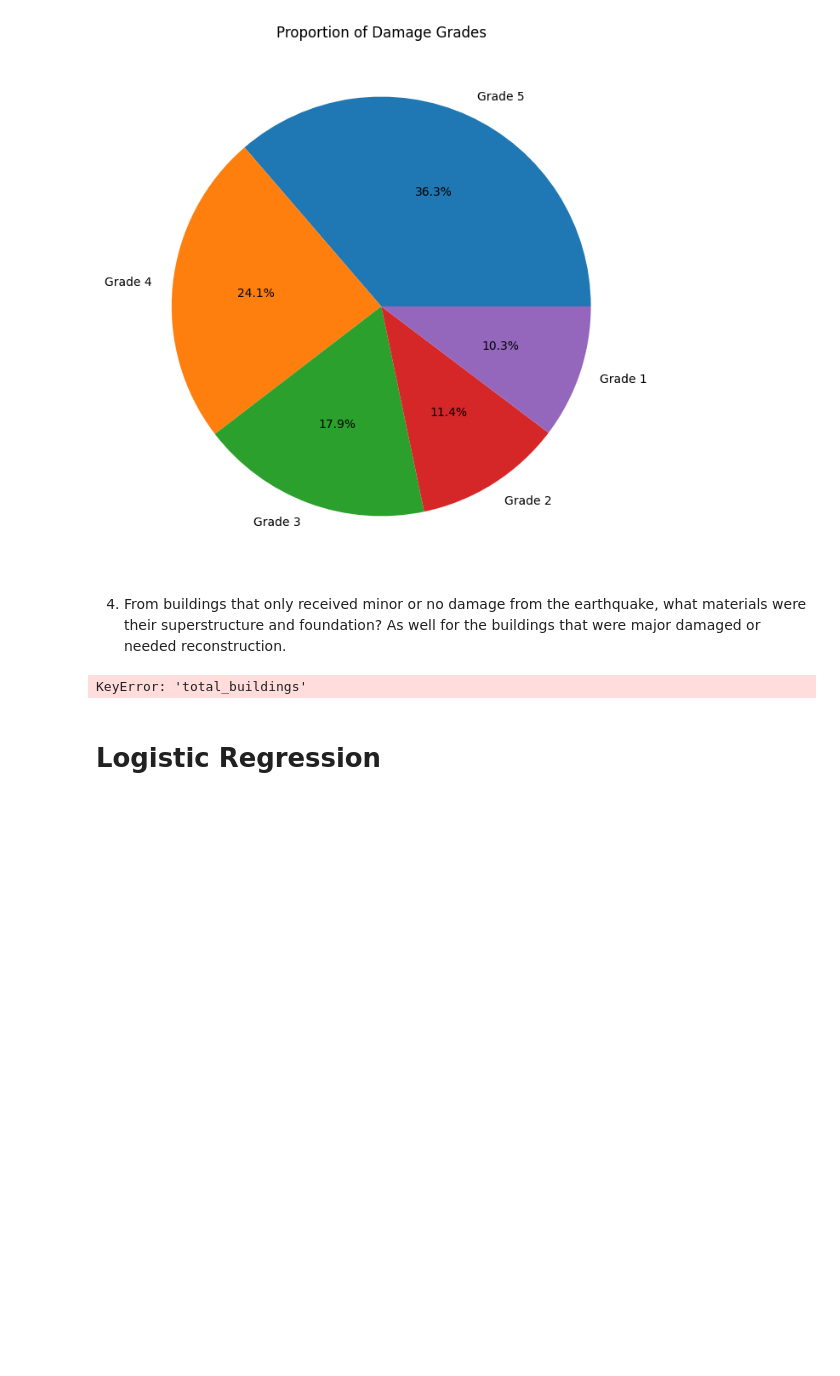
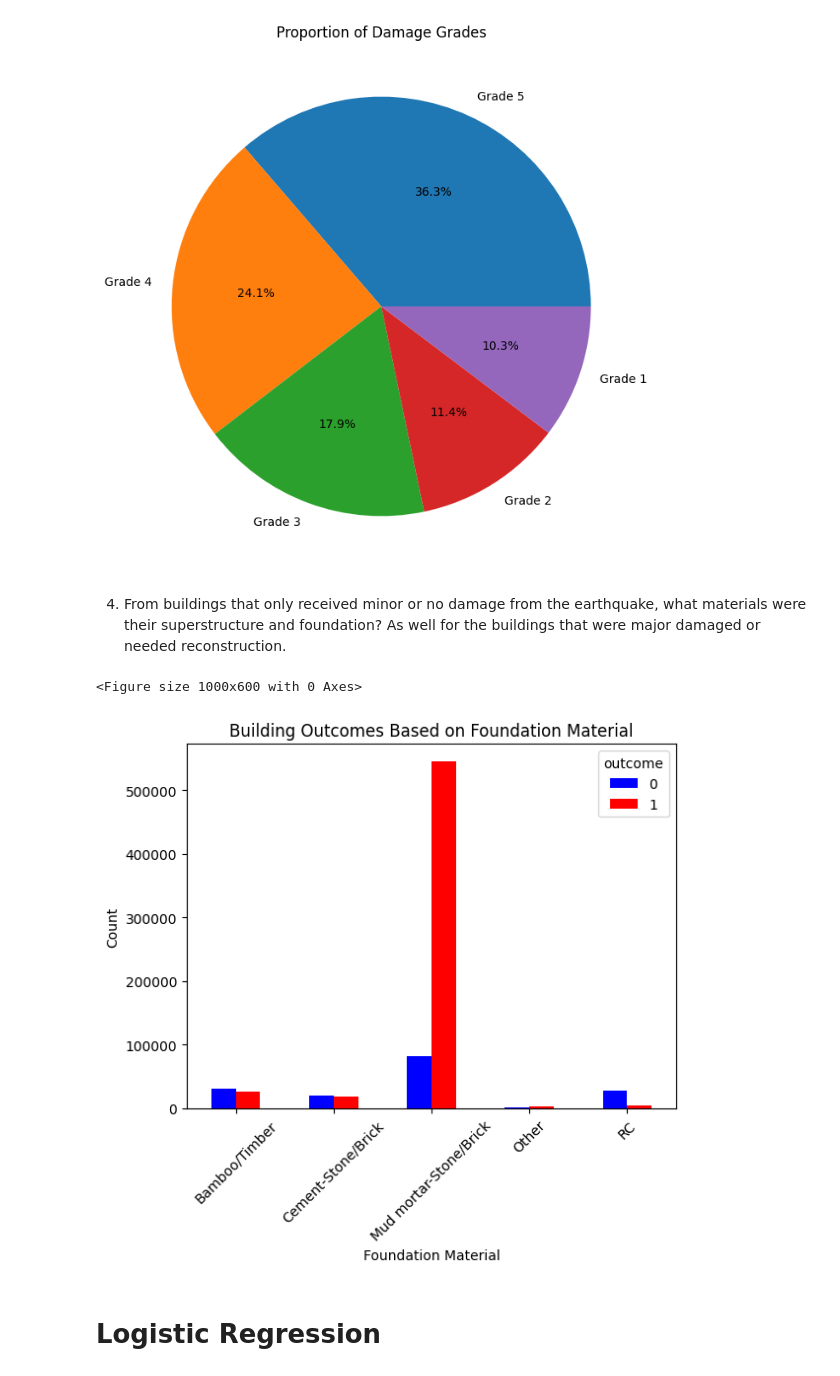
Before and after one commit to typjohnson/ds160_final_project, a Jupyter notebook: ds160_final_tj.ipynb, the cells around one changed output. Drawn from its saved outputs; the diff is of its cells as text; code cells hidden in the pictures; blank space fills up the shorter version.

```diff
--- a/ds160_final_tj.ipynb
+++ b/ds160_final_tj.ipynb
@@ -186,19 +196,20 @@ plt.show()
 # %% [markdown]
 4. From buildings that only received minor or no damage from the earthquake, what materials were their superstructure and foundation? As well for the buildings that were major damaged or needed reconstruction.
 # %%
-grouped = df.groupby('superstructure')['outcome'].agg(['count', 'sum'])
-grouped.columns = ['withstood_structure', 'destroyed_structure']
+bar_df = df.groupby(['foundation_type', 'outcome']).size().unstack(fill_value=0)
+#size gets the count for foundation type and outcome respectively
+# unstack creates the separate columns to help with graphing
 
-grouped['total_buildings'].plot(kind='bar', color='blue', position=0, width=0.4, label='Total Buildings')
-grouped['destroyed_buildings'].plot(kind='bar', color='red', position=1, width=0.4, label='Destroyed Buildings')
-
-plt.xlabel('Superstructure')
-plt.ylabel('Number of Buildings')
-plt.title('Superstructures')
-plt.legend()
+plt.figure(figsize=(10, 6))
+bar_df.plot(kind='bar', stacked=False, color=['blue', 'red'])
+plt.xlabel('Foundation Material')
+plt.ylabel('Count')
+plt.title('Building Outcomes Based on Foundation Material')
+plt.xticks(rotation = 45)
 plt.show()
 # %% [output]
-KeyError: 'total_buildings'
+<Figure size 1000x600 with 0 Axes>
+[figure, added]
 # %% [markdown]
 # Logistic Regression
 # %%
```
Also changed, not shown: parts of 21 cells of this notebook.
